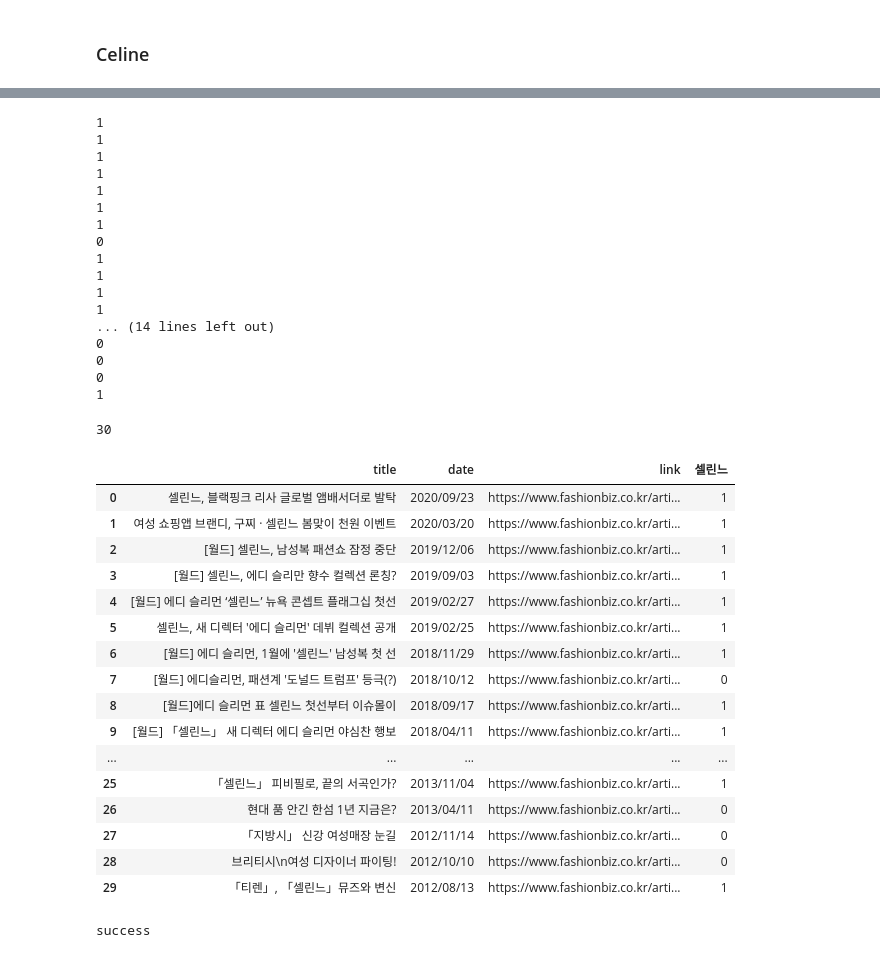
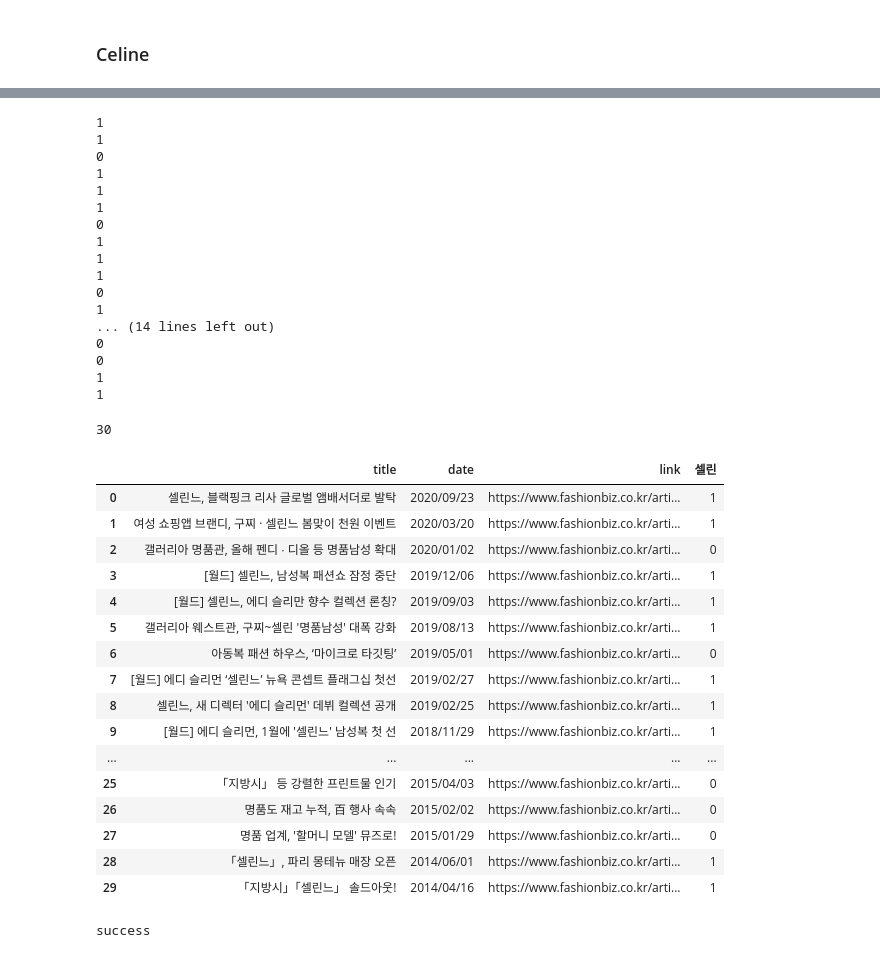
Before and after one commit to rosyminty/BLANDE, a Jupyter notebook: FashionBiz Data Preprocessing.ipynb, the cells around one changed output, grey strips where cells are left out. Drawn from its saved outputs; the diff is of its cells as text; code cells hidden in the pictures.

```diff
--- a/FashionBiz Data Preprocessing.ipynb
+++ b/FashionBiz Data Preprocessing.ipynb
@@ -272,7 +272,7 @@ F_Ce
 # %%
 Celine = []
 for i in range(len(F_Ce['title'])) :
-    if '셀린느' in F_Ce['title'][i] :
+    if '셀린' in F_Ce['title'][i] :
         Celine.append(1)
         print(1)
     else :
@@ -281,8 +281,7 @@ for i in range(len(F_Ce['title'])) :
 # %% [output]
 1
 1
-1
-1
+0
 1
 1
 1
@@ -290,37 +289,38 @@ for i in range(len(F_Ce['title'])) :
 1
 1
 1
+0
 1
 ... (14 lines left out)
 0
 0
-0
 1
+1
 # %%
 len(Celine)
 # %% [output]
 30
 # %%
-F_Ce['셀린느'] = Celine
+F_Ce['셀린'] = Celine
 F_Ce
 # %% [output]
-|  | title | date | link | 셀린느 |
+|  | title | date | link | 셀린 |
 | 0 | 셀린느, 블랙핑크 리사 글로벌 앰배서더로 발탁 | 2020/09/23 | https://www.fashionbiz.co.kr/arti... | 1 |
 | 1 | 여성 쇼핑앱 브랜디, 구찌 · 셀린느 봄맞이 천원 이벤트 | 2020/03/20 | https://www.fashionbiz.co.kr/arti... | 1 |
-| 2 | [월드] 셀린느, 남성복 패션쇼 잠정 중단 | 2019/12/06 | https://www.fashionbiz.co.kr/arti... | 1 |
-| 3 | [월드] 셀린느, 에디 슬리만 향수 컬렉션 론칭? | 2019/09/03 | https://www.fashionbiz.co.kr/arti... | 1 |
-| 4 | [월드] 에디 슬리먼 ‘셀린느’ 뉴욕 콘셉트 플래그십 첫선 | 2019/02/27 | https://www.fashionbiz.co.kr/arti... | 1 |
-| 5 | 셀린느, 새 디렉터 '에디 슬리먼' 데뷔 컬렉션 공개 | 2019/02/25 | https://www.fashionbiz.co.kr/arti... | 1 |
-| 6 | [월드] 에디 슬리먼, 1월에 '셀린느' 남성복 첫 선 | 2018/11/29 | https://www.fashionbiz.co.kr/arti... | 1 |
-| 7 | [월드] 에디슬리먼, 패션계 '도널드 트럼프' 등극(?) | 2018/10/12 | https://www.fashionbiz.co.kr/arti... | 0 |
-| 8 | [월드]에디 슬리먼 표 셀린느 첫선부터 이슈몰이 | 2018/09/17 | https://www.fashionbiz.co.kr/arti... | 1 |
-| 9 | [월드] 「셀린느」 새 디렉터 에디 슬리먼 야심찬 행보 | 2018/04/11 | https://www.fashionbiz.co.kr/arti... | 1 |
+| 2 | 갤러리아 명품관, 올해 펜디 ∙ 디올 등 명품남성 확대 | 2020/01/02 | https://www.fashionbiz.co.kr/arti... | 0 |
+| 3 | [월드] 셀린느, 남성복 패션쇼 잠정 중단 | 2019/12/06 | https://www.fashionbiz.co.kr/arti... | 1 |
+| 4 | [월드] 셀린느, 에디 슬리만 향수 컬렉션 론칭? | 2019/09/03 | https://www.fashionbiz.co.kr/arti... | 1 |
+| 5 | 갤러리아 웨스트관, 구찌~셀린 '명품남성' 대폭 강화 | 2019/08/13 | https://www.fashionbiz.co.kr/arti... | 1 |
+| 6 | 아동복 패션 하우스, ‘마이크로 타깃팅’ | 2019/05/01 | https://www.fashionbiz.co.kr/arti... | 0 |
+| 7 | [월드] 에디 슬리먼 ‘셀린느’ 뉴욕 콘셉트 플래그십 첫선 | 2019/02/27 | https://www.fashionbiz.co.kr/arti... | 1 |
+| 8 | 셀린느, 새 디렉터 '에디 슬리먼' 데뷔 컬렉션 공개 | 2019/02/25 | https://www.fashionbiz.co.kr/arti... | 1 |
+| 9 | [월드] 에디 슬리먼, 1월에 '셀린느' 남성복 첫 선 | 2018/11/29 | https://www.fashionbiz.co.kr/arti... | 1 |
 | ... | ... | ... | ... | ... |
-| 25 | 「셀린느」 피비필로, 끝의 서곡인가? | 2013/11/04 | https://www.fashionbiz.co.kr/arti... | 1 |
-| 26 | 현대 품 안긴 한섬 1년 지금은? | 2013/04/11 | https://www.fashionbiz.co.kr/arti... | 0 |
-| 27 | 「지방시」 신강 여성매장 눈길 | 2012/11/14 | https://www.fashionbiz.co.kr/arti... | 0 |
-| 28 | 브리티시\n여성 디자이너 파이팅! | 2012/10/10 | https://www.fashionbiz.co.kr/arti... | 0 |
-| 29 | 「티렌」, 「셀린느」뮤즈와 변신 | 2012/08/13 | https://www.fashionbiz.co.kr/arti... | 1 |
+| 25 | 「지방시」 등 강렬한 프린트물 인기 | 2015/04/03 | https://www.fashionbiz.co.kr/arti... | 0 |
+| 26 | 명품도 재고 누적, 百 행사 속속 | 2015/02/02 | https://www.fashionbiz.co.kr/arti... | 0 |
+| 27 | 명품 업계, '할머니 모델' 뮤즈로! | 2015/01/29 | https://www.fashionbiz.co.kr/arti... | 0 |
+| 28 | 「셀린느」, 파리 몽테뉴 매장 오픈 | 2014/06/01 | https://www.fashionbiz.co.kr/arti... | 1 |
+| 29 | 「지방시」「셀린느」 솔드아웃! | 2014/04/16 | https://www.fashionbiz.co.kr/arti... | 1 |
 # %%
 F_Ce.to_csv('./data/FashionBiz_Celine_df.csv' , sep='|', mode='w' , encoding='utf-8' , index=False)
 print('success')
```
Also changed, not shown: parts of 1 cell of this notebook, 1 other file.
